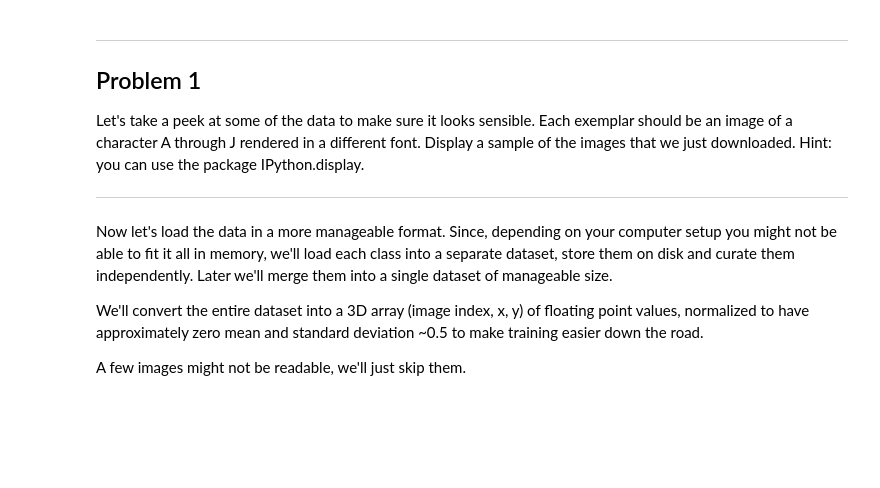
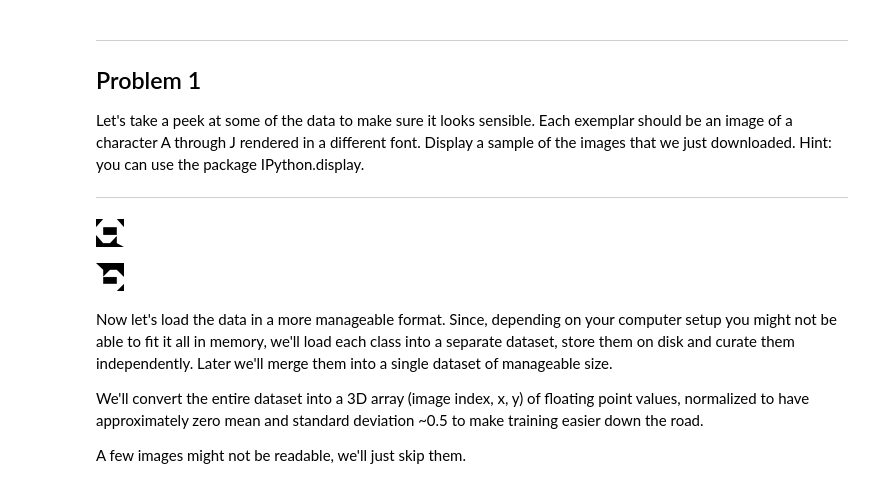
Before and after one commit to hjerpe/udacity-deep-learning, a Jupyter notebook: 1_notmnist.ipynb, the cells around one changed output. Saved outputs shown, nothing was run; the diff lists cells and outputs as text; code cells hidden in the pictures; blank space fills up the shorter version.

```diff
--- a/1_notmnist.ipynb
+++ b/1_notmnist.ipynb
@@ -118,6 +112,23 @@ Problem 1
 Let's take a peek at some of the data to make sure it looks sensible. Each exemplar should be an image of a character A through J rendered in a different font. Display a sample of the images that we just downloaded. Hint: you can use the package IPython.display.
 
 ---
+# %%
+from IPython.display import Image
+
+dir_letter_a = train_folders[0]
+filenames_letter_a = os.listdir(dir_letter_a)
+
+filename_1 = os.path.join(dir_letter_a, filenames_letter_a[0])
+image_1 = Image(filename=filename_1)
+
+filenames_letter_b = os.listdir(train_folders[1])
+image_2 = Image(filename=os.path.join(train_folders[1], filenames_letter_b[0]))
+
+display(image_1)
+display(image_2)
+# %% [output]
+[figure, added]
+[figure, added]
 # %% [markdown]
 Now let's load the data in a more manageable format. Since, depending on your computer setup you might not be able to fit it all in memory, we'll load each class into a separate dataset, store them on disk and curate them independently. Later we'll merge them into a single dataset of manageable size.
 
```
Also changed, not shown: parts of 12 cells of this notebook.
